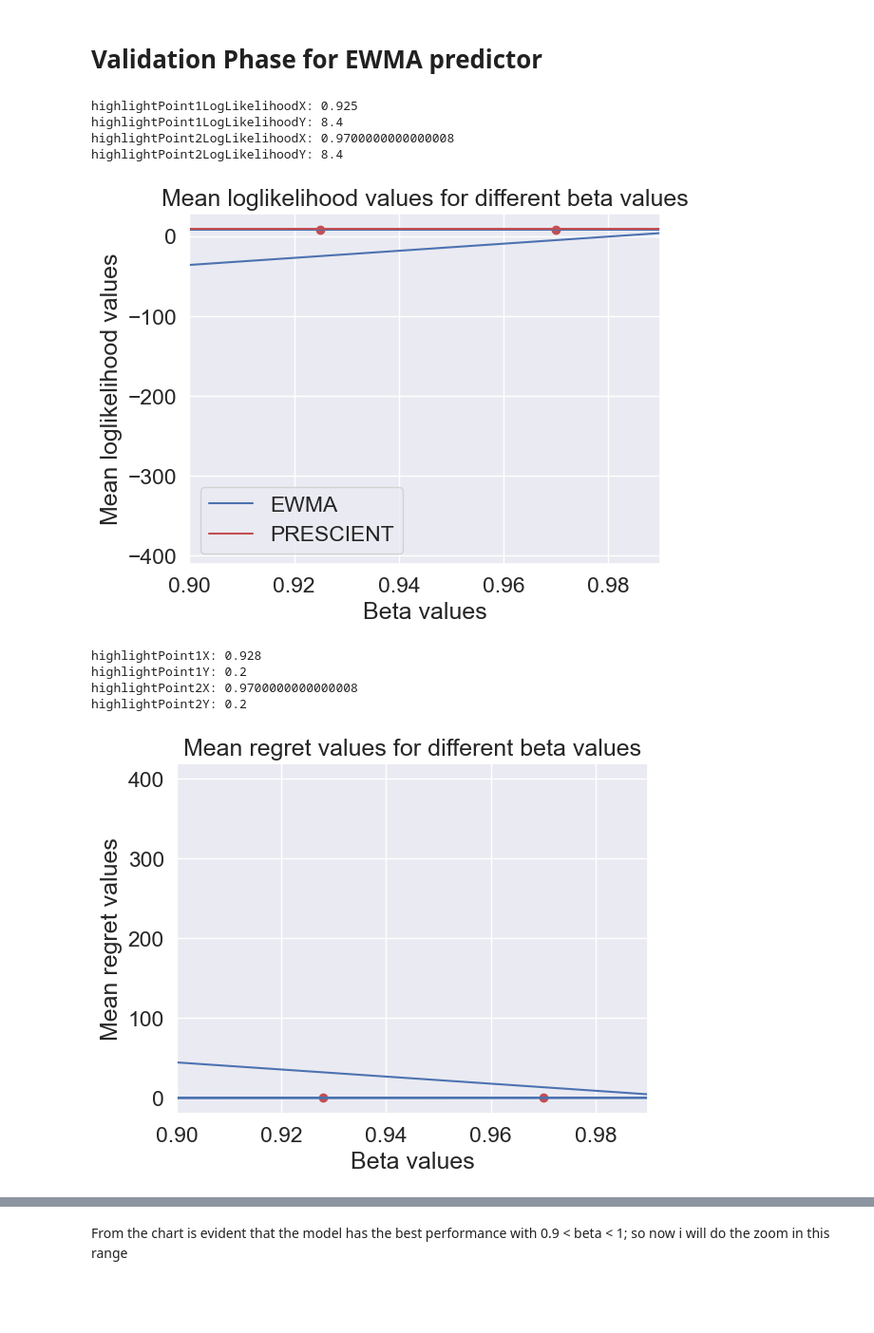
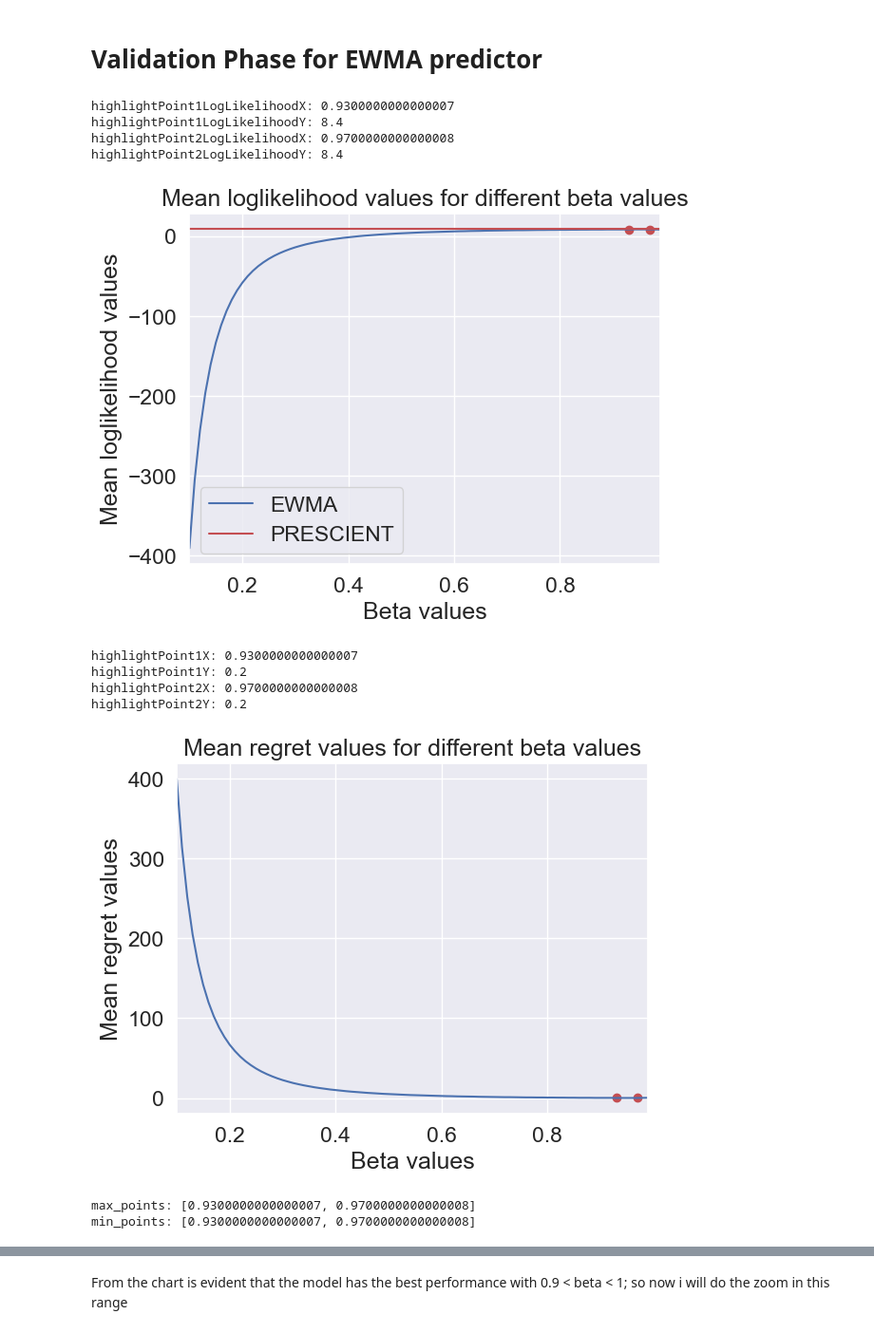
Before and after one commit to StefanoChiodini/cov_pred_finance, a Jupyter notebook: experiments/ewmaPerformance.ipynb, the cells around one changed output, grey strips where cells are left out. Shown at 95% size. Saved outputs shown, nothing was run; the diff lists cells and outputs as text; code cells hidden in the pictures; blank space fills up the shorter version.

```diff
--- a/experiments/ewmaPerformance.ipynb
+++ b/experiments/ewmaPerformance.ipynb
@@ -70,8 +74,8 @@ def plot_prices_volatilities_for_ewma(stock_prices, real_volatility, real_volati
 # %% [markdown]
 # Import Data
 # %%
-stocksPrices = pd.read_csv('data/stocksPrices.csv', index_col=0, parse_dates=True)
-stocksPercentageChangeReturn = pd.read_csv('data/stocksPercentageChange.csv', index_col=0, parse_dates=True)
+stocksPrices = pd.read_csv('data/threeStocksPortfolios.csv', index_col=0, parse_dates=True)
+stocksPercentageChangeReturn = pd.read_csv('data/threeStocksPortfolioPercentageChange.csv', index_col=0, parse_dates=True)
 uniformlyDistributedReturns = stocksPercentageChangeReturn.copy() # this is a copy of the original dataset returns; i will use this to make it non-uniformly distributed
 
 # Risk-free rate
@@ -337,11 +359,6 @@ def ewmaValidationPhase(betaValue, startingDate, endingDate, betaIncrement, pres
         for i, predictorDict in enumerate(predictors):
             if names[i] != "PRESCIENT":
                 MSE_temp = MSE(stocksPercentageChangeReturn, predictorDict).resample("Q").mean()
-
-                # write the results in the file
-                with open('ewmaPerformance.txt', 'a') as file:
-                    file.write(f'BETA:\t\t\t {betaValue}\newma_halflife: {ewma_halflife}\nMSEmean: {MSE_temp.mean():.6f}\nMSEstd: {MSE_temp.std():.6f}\nMSEmax: {MSE_temp.max():.6f}\n\n')
-
 
         #
         # LOG-LIKELIHOODS
@@ -396,10 +413,6 @@ def ewmaValidationPhase(betaValue, startingDate, endingDate, betaIncrement, pres
                 # save the regret mean values to plot a chart
                 ewmaMeanRegretValues.append(regretMetrics[0])
 
-                # write the results in the file
-                with open('ewmaPerformance.txt', 'a') as file:
-                    file.write(f'meanRegret: {regretMetrics[0]:.2f}\nstdRegret: {regretMetrics[1]:.2f}\nmaxRegret: {regretMetrics[2]:.2f}\n\n')
-
 
         # copy the log-likelihoods dictionary
         log_likelihoods_copy = log_likelihoods.copy()
@@ -413,14 +426,8 @@ def ewmaValidationPhase(betaValue, startingDate, endingDate, betaIncrement, pres
 
                 # save the loglikelihood mean values to plot a chart
                 ewmaMeanlogLikelihoodValues.append(logLikelihoodMetrics[0])
-                # write the results in the file
-                with open('ewmaPerformance.txt', 'a') as file:
-                    file.write(f'meanLoglikelihood{name}: {logLikelihoodMetrics[0]:.2f}\nstdLoglikelihood{name}: {logLikelihoodMetrics[1]:.2f}\nmaxLoglikelihood{name}: {logLikelihoodMetrics[2]:.2f}\n\n')
 
             if name == "PRESCIENT" and prescientAlreadyPrinted == False:
-                # write the results in the file so i'm writing the prescient predictor only once, because it's the same for every beta
-                with open('ewmaPerformance.txt', 'a') as file:
-                    file.write(f'meanLoglikelihood{name}: {logLikelihoodMetrics[0]:.2f}\nstdLoglikelihood{name}: {logLikelihoodMetrics[1]:.2f}\nmaxLoglikelihood{name}: {logLikelihoodMetrics[2]:.2f}\n\n')
                 prescientAlreadyPrinted = True
 
                 # save the loglikelihood mean value to plot a chart
@@ -543,20 +614,24 @@ endingValidationDate = validationDataWithPercentageChange.index[-1].strftime("%Y
 # %%
 # first run for grid search -> this is a general run to cover the entire range of beta values
 betaValues, ewmaMeanRegretValues, ewmaMeanlogLikelihoodValues, prescientMeanlogLikelihoodValue = ewmaValidationPhase(0.1, startingValidationDate, endingValidationDate, 0.01, prescientAlreadyPrinted)
 
 # plot the performance of the EWMA predictor in terms of loglikelihood
 plotLogLikelihoodPerformanceEWMA(betaValues, ewmaMeanlogLikelihoodValues, prescientMeanlogLikelihoodValue)
 
 # plot the performance of the EWMA predictor in terms of regret
 plotRegretperformanceEWMA(betaValues, ewmaMeanRegretValues)
+
+plotPerformanceEWMA(betaValues, ewmaMeanlogLikelihoodValues, prescientMeanlogLikelihoodValue, ewmaMeanRegretValues)
 # %% [output]
-highlightPoint1LogLikelihoodX: 0.925
+highlightPoint1LogLikelihoodX: 0.9300000000000007
 highlightPoint1LogLikelihoodY: 8.4
 highlightPoint2LogLikelihoodX: 0.9700000000000008
 highlightPoint2LogLikelihoodY: 8.4
-[figure, old version]
+[figure, new version]
-highlightPoint1X: 0.928
+highlightPoint1X: 0.9300000000000007
 highlightPoint1Y: 0.2
 highlightPoint2X: 0.9700000000000008
 highlightPoint2Y: 0.2
-[figure, old version]
+[figure, new version]
+max_points: [0.9300000000000007, 0.9700000000000008]
+min_points: [0.9300000000000007, 0.9700000000000008]
```
Also changed, not shown: parts of 15 cells of this notebook, 11 other files.
